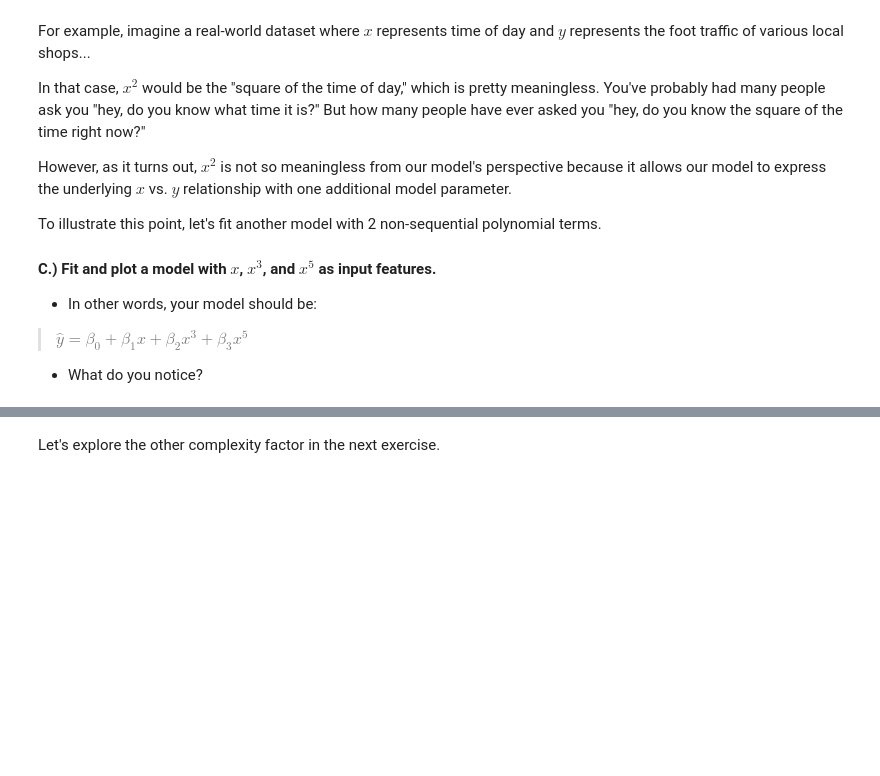
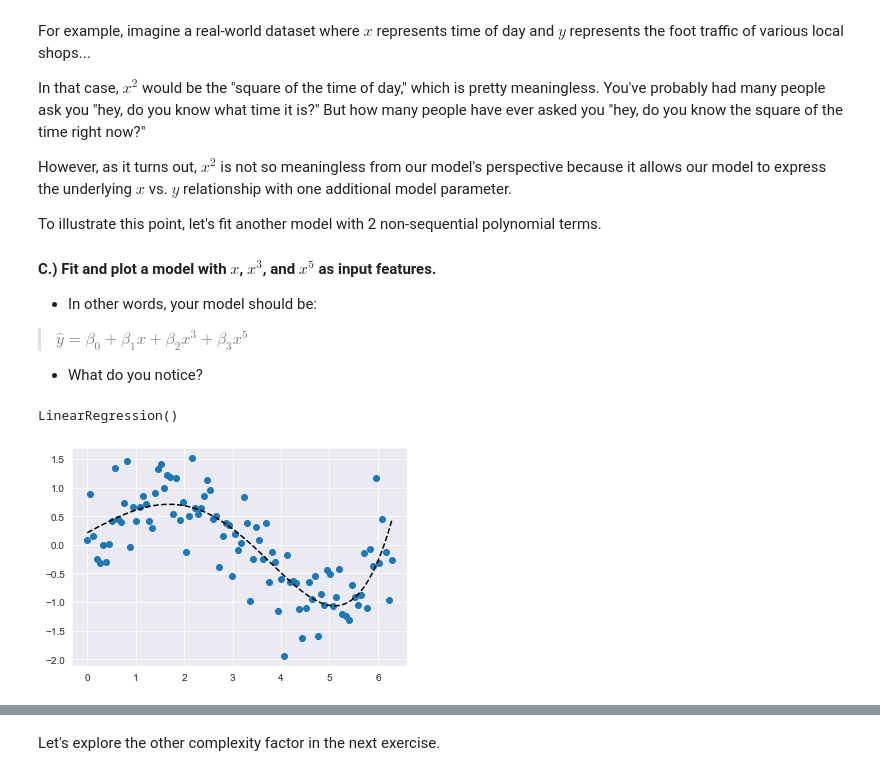
Before and after one commit to tundeiness/How_the_World_Works, a Jupyter notebook: 3 - Workbook - Adding Complexity.ipynb, the cells around one changed output, grey strips where cells are left out. Cells and saved outputs as stored; diff of their text form; code cells hidden in the pictures; blank space fills up the shorter version.

```diff
--- a/3 - Workbook - Adding Complexity.ipynb
+++ b/3 - Workbook - Adding Complexity.ipynb
@@ -361,6 +361,21 @@ To illustrate this point, let's fit another model with 2 non-sequential polynomi
 > $\hat{y} = \beta_0 + \beta_1 x + \beta_2 x^3 + \beta_3 x^5$
 
 * What do you notice?
+# %%
+df_copy = task_data.copy()
+
+# x3 engineering
+
+df_copy['x3'] = np.power(df_copy.x, 3)
+
+# x5 feature engineering
+
+df_copy['x5'] = np.power(df_copy.x, 5)
+
+fit_and_plot_model(df_copy, LinearRegression())
+# %% [output]
+LinearRegression()
+[figure, added]
 # %% [markdown]
 <strong style="color:RoyalBlue">Expected output:</strong>
 
```
Also changed, not shown: parts of 4 cells of this notebook, 1 other file.
